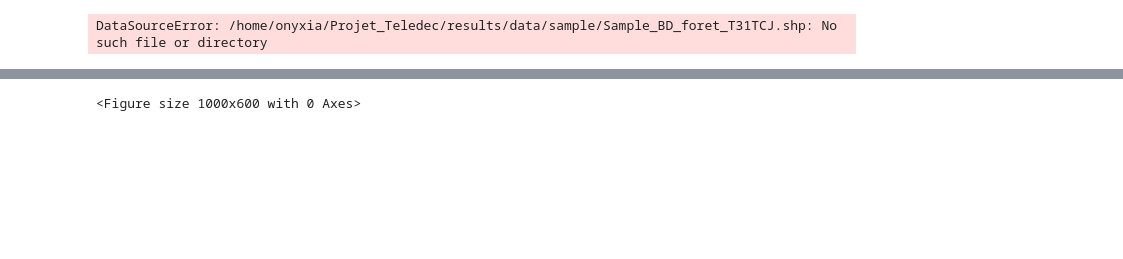
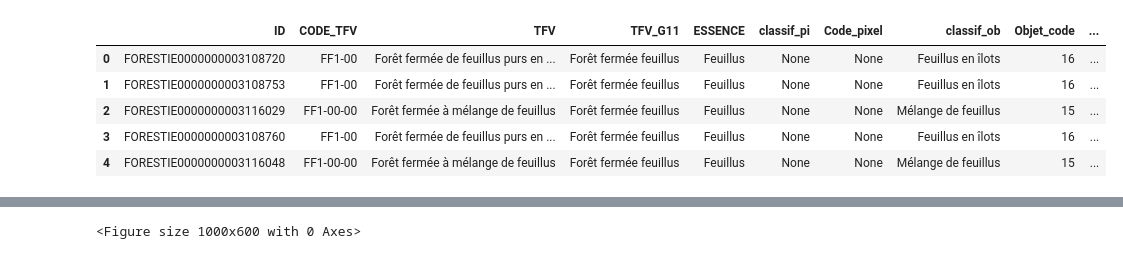
Before and after one commit to GabrielINRAe/Depot_Git, a Jupyter notebook: scripts/sample_analysis_nb_sample.ipynb, the cells around one changed output, grey strips where cells are left out. Saved outputs shown, nothing was run; the diff lists cells and outputs as text; code cells hidden in the pictures; blank space fills up the shorter version.

```diff
--- a/scripts/sample_analysis_nb_sample.ipynb
+++ b/scripts/sample_analysis_nb_sample.ipynb
@@ -24,10 +28,13 @@ raster_path = "/home/onyxia/work/Projet_Teledec/results/data/img_pretraitees/mas
 # %%
 # Chargement des données de BD_Forêt
 echantillons = gpd.read_file(in_vector)
 echantillons.head()
-# Suppression des lignes avec des valeurs "None" dans les colonnes classif_pixel et classif_objet
-echantillons_nettoyee= echantillons.dropna(subset=['classif_ob', 'Objet_code'])  # Supprime les lignes avec des valeurs manquantes
 # %% [output]
-DataSourceError: /home/onyxia/Projet_Teledec/results/data/sample/Sample_BD_foret_T31TCJ.shp: No such file or directory
+|  | ID | CODE_TFV | TFV | TFV_G11 | ESSENCE | classif_pi | Code_pixel | classif_ob | Objet_code | ... |
+| 0 | FORESTIE0000000003108720 | FF1-00 | Forêt fermée de feuillus purs en ... | Forêt fermée feuillus | Feuillus | None | None | Feuillus en îlots | 16 | ... |
+| 1 | FORESTIE0000000003108753 | FF1-00 | Forêt fermée de feuillus purs en ... | Forêt fermée feuillus | Feuillus | None | None | Feuillus en îlots | 16 | ... |
+| 2 | FORESTIE0000000003116029 | FF1-00-00 | Forêt fermée à mélange de feuillus | Forêt fermée feuillus | Feuillus | None | None | Mélange de feuillus | 15 | ... |
+| 3 | FORESTIE0000000003108760 | FF1-00 | Forêt fermée de feuillus purs en ... | Forêt fermée feuillus | Feuillus | None | None | Feuillus en îlots | 16 | ... |
+| 4 | FORESTIE0000000003116048 | FF1-00-00 | Forêt fermée à mélange de feuillus | Forêt fermée feuillus | Feuillus | None | None | Mélange de feuillus | 15 | ... |
 # %%
 # Visualisation sous forme d'un diagramme en bâton du nombre des polygones par classe
```
Also changed, not shown: parts of 9 cells of this notebook, 2 other files.
